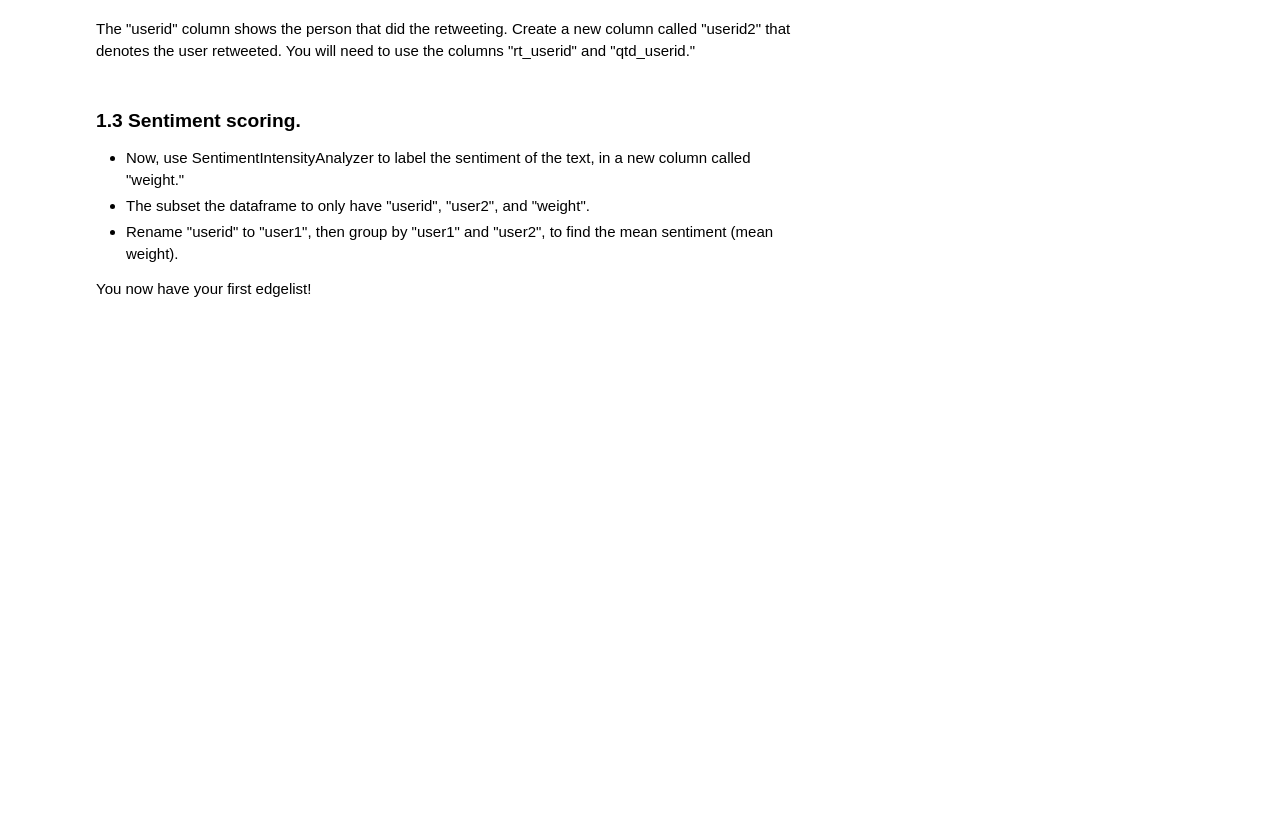
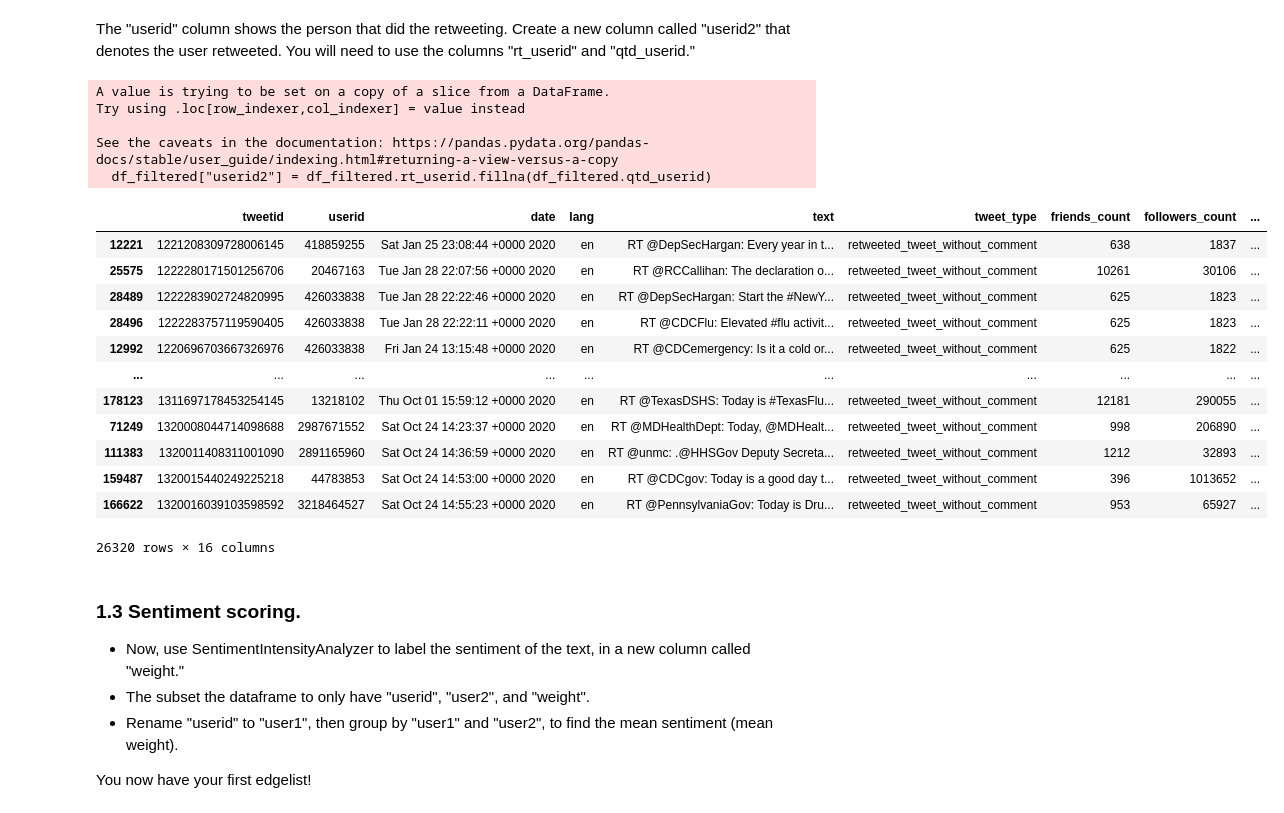
Before and after one commit to mikedemayo590/QSS20_S25, a Jupyter notebook: activities/07_social_network_analysis.ipynb, the cells around one changed output. Cells and saved outputs as stored; diff of their text form; code cells hidden in the pictures; blank space fills up the shorter version.

```diff
--- a/activities/07_social_network_analysis.ipynb
+++ b/activities/07_social_network_analysis.ipynb
@@ -70,4 +78,7 @@ df.shape
 - First, using .value_counts(), identify how many types of tweets there are, using the tweet_type column.
 - Then, filter out all tweets that are not "retweeted_tweet_without_comment" and "quoted_tweet."
 # %%
-# your code here
+
+
+df_filtered = df[df["tweet_type"].isin(["retweeted_tweet_without_comment", "quoted_tweet"])]
+df_filtered.tweet_type.value_counts()
@@ -78,6 +98,28 @@ df[(df.tweet_type == "retweeted_tweet_without_comment") & (df.tweet_type == "quo
 ### 1.2 Create an edgelist
 # %% [markdown]
 The "userid" column shows the person that did the retweeting. Create a new column called "userid2" that denotes the user retweeted. You will need to use the columns "rt_userid" and "qtd_userid."
+# %%
+df_filtered["userid2"] = df_filtered.rt_userid.fillna(df_filtered.qtd_userid)
+df_filtered
+# %% [output]
+A value is trying to be set on a copy of a slice from a DataFrame.
+Try using .loc[row_indexer,col_indexer] = value instead
+
+See the caveats in the documentation: https://pandas.pydata.org/pandas-docs/stable/user_guide/indexing.html#returning-a-view-versus-a-copy
+  df_filtered["userid2"] = df_filtered.rt_userid.fillna(df_filtered.qtd_userid)
+|  | tweetid | userid | date | lang | text | tweet_type | friends_count | followers_count | ... |
+| 12221 | 1221208309728006145 | 418859255 | Sat Jan 25 23:08:44 +0000 2020 | en | RT @DepSecHargan: Every year in t... | retweeted_tweet_without_comment | 638 | 1837 | ... |
+| 25575 | 1222280171501256706 | 20467163 | Tue Jan 28 22:07:56 +0000 2020 | en | RT @RCCallihan: The declaration o... | retweeted_tweet_without_comment | 10261 | 30106 | ... |
+| 28489 | 1222283902724820995 | 426033838 | Tue Jan 28 22:22:46 +0000 2020 | en | RT @DepSecHargan: Start the #NewY... | retweeted_tweet_without_comment | 625 | 1823 | ... |
+| 28496 | 1222283757119590405 | 426033838 | Tue Jan 28 22:22:11 +0000 2020 | en | RT @CDCFlu: Elevated #flu activit... | retweeted_tweet_without_comment | 625 | 1823 | ... |
+| 12992 | 1220696703667326976 | 426033838 | Fri Jan 24 13:15:48 +0000 2020 | en | RT @CDCemergency: Is it a cold or... | retweeted_tweet_without_comment | 625 | 1822 | ... |
+| ... | ... | ... | ... | ... | ... | ... | ... | ... | ... |
+| 178123 | 1311697178453254145 | 13218102 | Thu Oct 01 15:59:12 +0000 2020 | en | RT @TexasDSHS: Today is #TexasFlu... | retweeted_tweet_without_comment | 12181 | 290055 | ... |
+| 71249 | 1320008044714098688 | 2987671552 | Sat Oct 24 14:23:37 +0000 2020 | en | RT @MDHealthDept: Today, @MDHealt... | retweeted_tweet_without_comment | 998 | 206890 | ... |
+| 111383 | 1320011408311001090 | 2891165960 | Sat Oct 24 14:36:59 +0000 2020 | en | RT @unmc: .@HHSGov Deputy Secreta... | retweeted_tweet_without_comment | 1212 | 32893 | ... |
+| 159487 | 1320015440249225218 | 44783853 | Sat Oct 24 14:53:00 +0000 2020 | en | RT @CDCgov: Today is a good day t... | retweeted_tweet_without_comment | 396 | 1013652 | ... |
+| 166622 | 1320016039103598592 | 3218464527 | Sat Oct 24 14:55:23 +0000 2020 | en | RT @PennsylvaniaGov: Today is Dru... | retweeted_tweet_without_comment | 953 | 65927 | ... |
+26320 rows × 16 columns
 # %% [markdown]
 ### 1.3 Sentiment scoring.
 - Now, use SentimentIntensityAnalyzer to label the sentiment of the text, in a new column called "weight."
```
Also changed, not shown: parts of 7 cells of this notebook, 1 other file.
